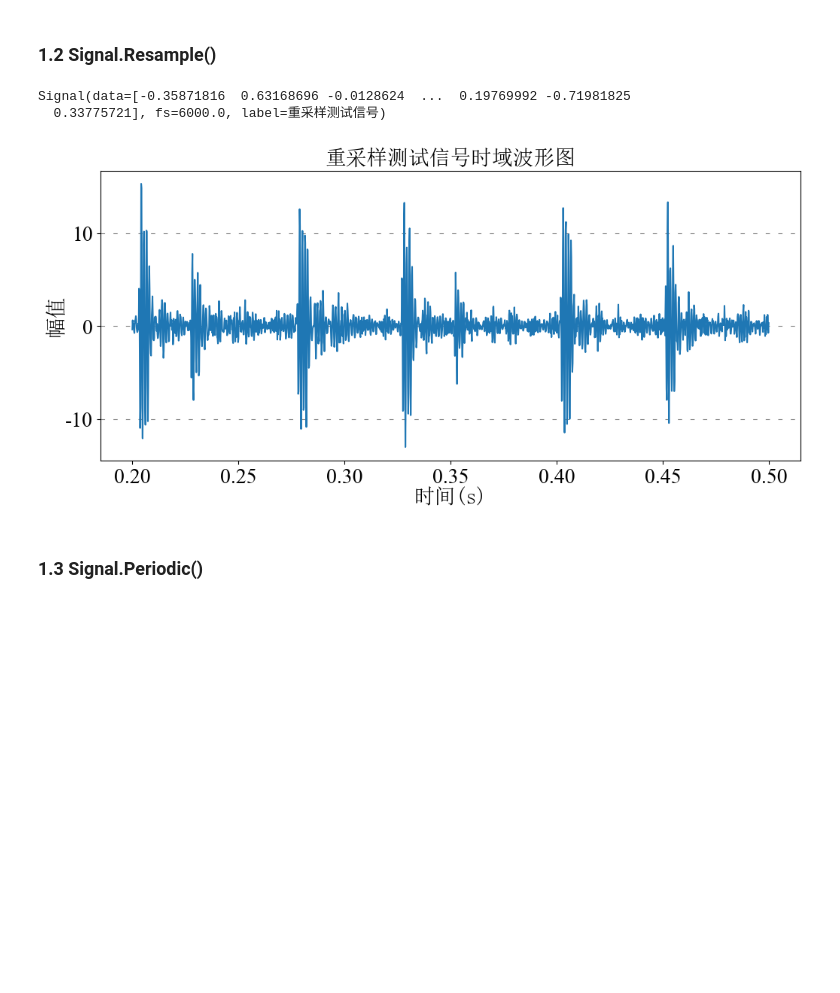
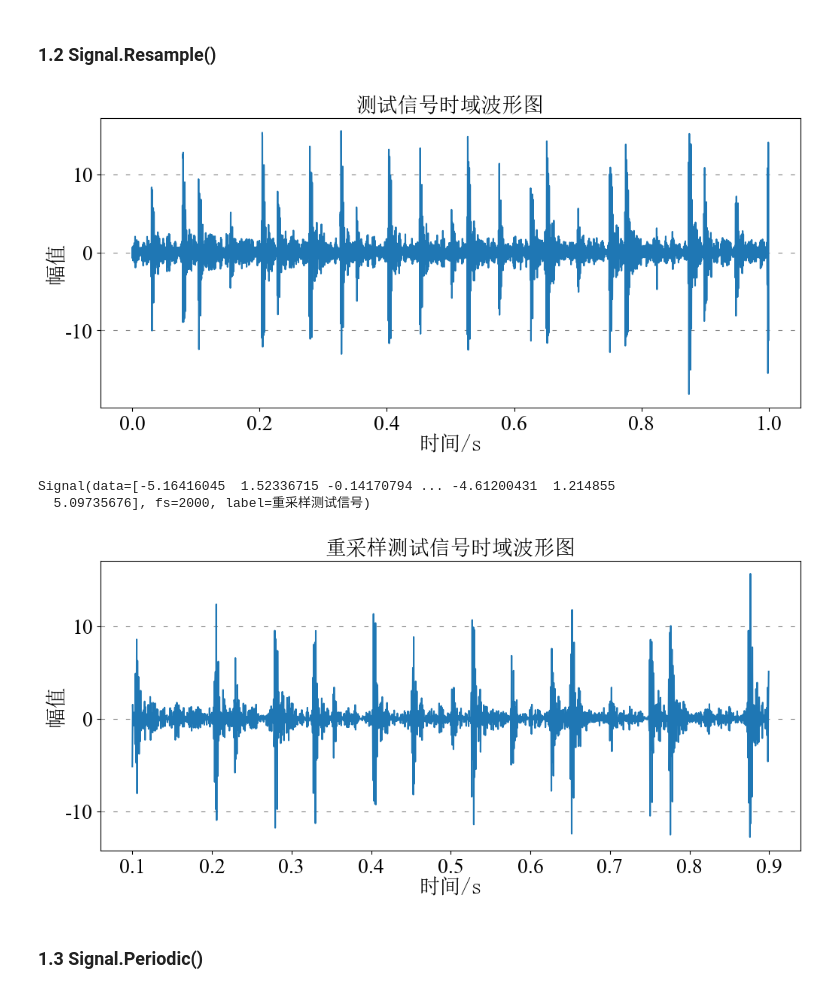
Before and after one commit to xcw1129/PySP, a Jupyter notebook: test.ipynb, the cells around one changed output. Cells and saved outputs as stored; diff of their text form; code cells hidden in the pictures; blank space fills up the shorter version.

```diff
--- a/test.ipynb
+++ b/test.ipynb
@@ -164,19 +167,21 @@ Signal(data=[  0.46971595   0.65693538  -0.27106326 ...  -6.56268445 -10.1708270
 # %% [markdown]
 ### 1.2 Signal.Resample()
 # %%
-from PySP.Signal import Resample
+from PySP.Signal import Signal,Resample
 
 try:
     res = Signal(data=Data,fs=12000,label='测试信号')
-    res=Resample(Sig=res,down_fs=6000,t0=0.2,T=0.3)
+    res.plot()
+    res=Resample(Sig=res,fs_resampled=2000,t0=0.1,T=0.8)
     print(repr(res))
     res.plot()
 except Exception as e:
     print(e)
 # %% [output]
+[figure, new version]
-Signal(data=[-0.35871816  0.63168696 -0.0128624  ...  0.19769992 -0.71981825
-  0.33775721], fs=6000.0, label=重采样测试信号)
+Signal(data=[-5.16416045  1.52336715 -0.14170794 ... -4.61200431  1.214855
+  5.09735676], fs=2000, label=重采样测试信号)
-[figure, old version]
+[figure, added]
 # %% [markdown]
 ### 1.3 Signal.Periodic()
 # %%
```
Also changed, not shown: parts of 3 cells of this notebook, 7 other files.
